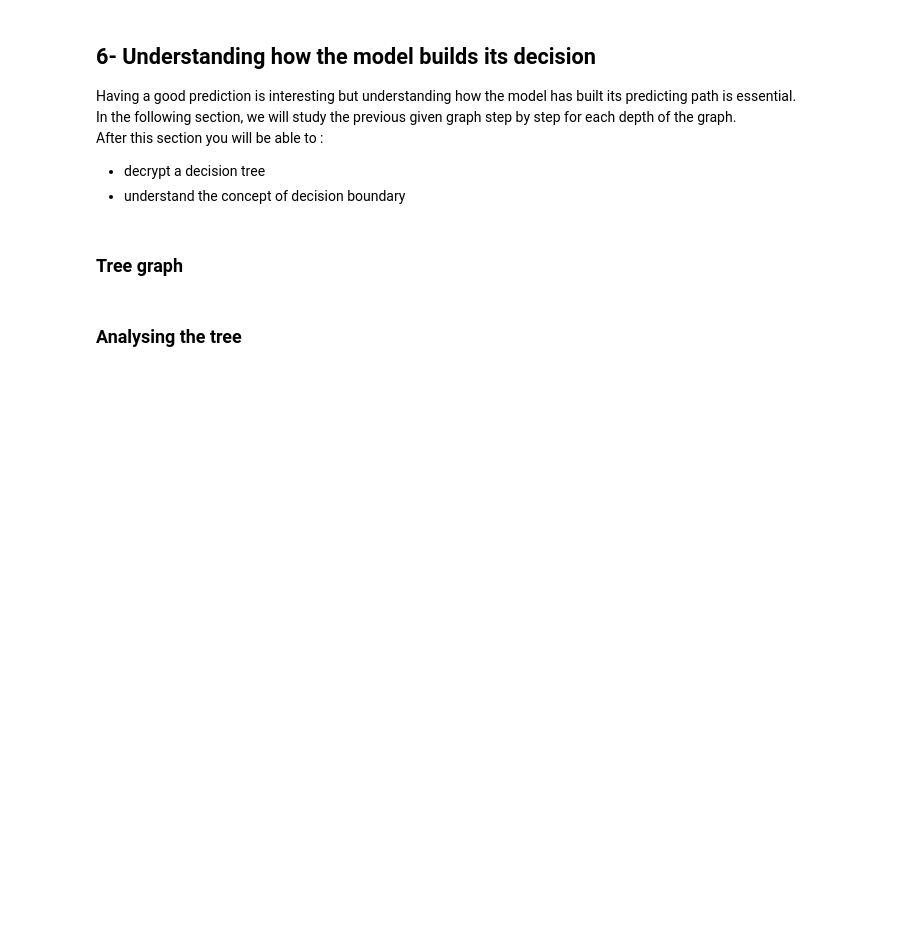
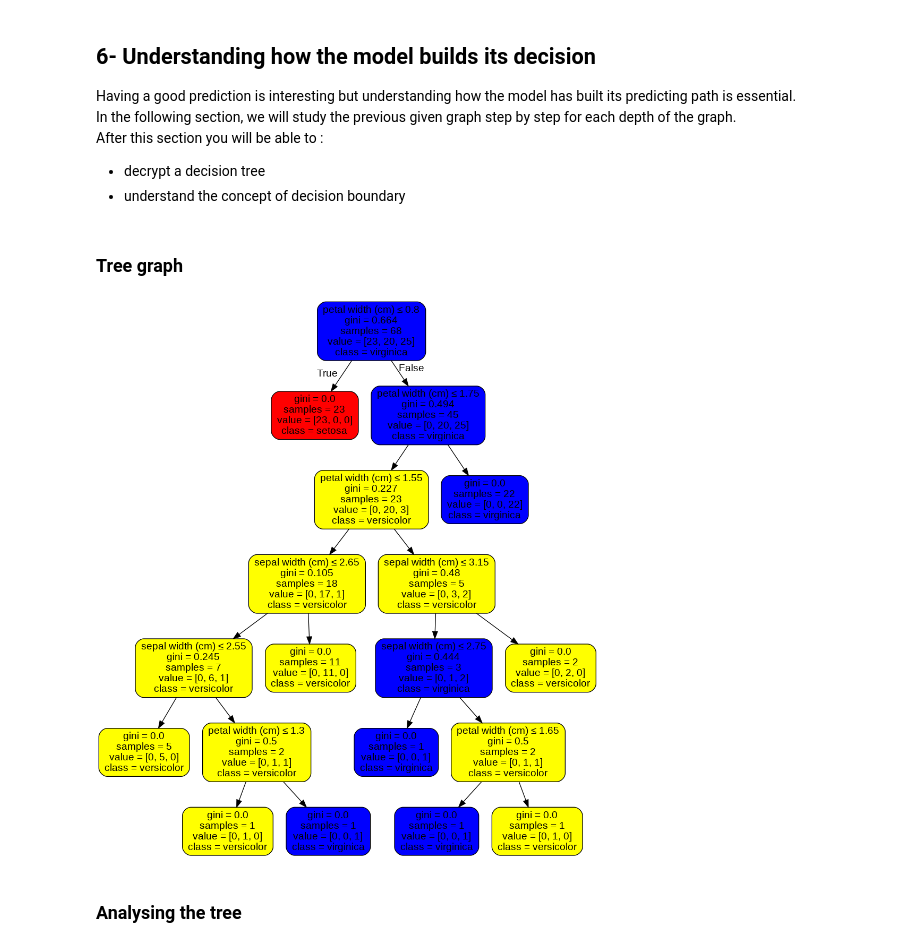
Before and after one commit to ValentinRicher/understanding-decision-trees, a Jupyter notebook: understanding_decision_trees.ipynb, the cells around one changed output. Drawn from its saved outputs; the diff is of its cells as text; code cells hidden in the pictures; blank space fills up the shorter version.

```diff
--- a/understanding_decision_trees.ipynb
+++ b/understanding_decision_trees.ipynb
@@ -129,33 +129,35 @@ After this section you will be able to :
 # %%
 
 
 
 
 dot_data = tree.export_graphviz(model, out_file=None,
                                 feature_names=features,
                                 class_names=iris.target_names,
                                 filled=True, rounded=True,
                                 special_characters=True)
 graph = pydotplus.graph_from_dot_data(dot_data)
 
 colors = ('red', 'yellow', 'blue')
 nodes = graph.get_node_list()
 
 for node in nodes:
   if node.get_label():
     values = [int(ii) for ii in node.get_label().split('value = [')[1].split(']')[0].split(',')]
     color = '#{:02x}{:02x}{:02x}'.format(values[0], values[1], values[2])
     node.set_fillcolor(colors[np.argmax(values)])
 
-# graph.write_png('colored_tree.png')
+graph.write_png('colored_tree.png')
 
 
 
-# def viewPydot(pdot):
-#     plt = Image(pdot.create_png())
-#     display(plt)
+def viewPydot(pdot):
+    plt = Image(pdot.create_png())
+    display(plt)
 
-# viewPydot(graph)
+viewPydot(graph)
+# %% [output]
+[figure, added]
 # %% [markdown]
 ### Analysing the tree
 # %% [markdown]
```
Also changed, not shown: parts of 3 cells of this notebook.
